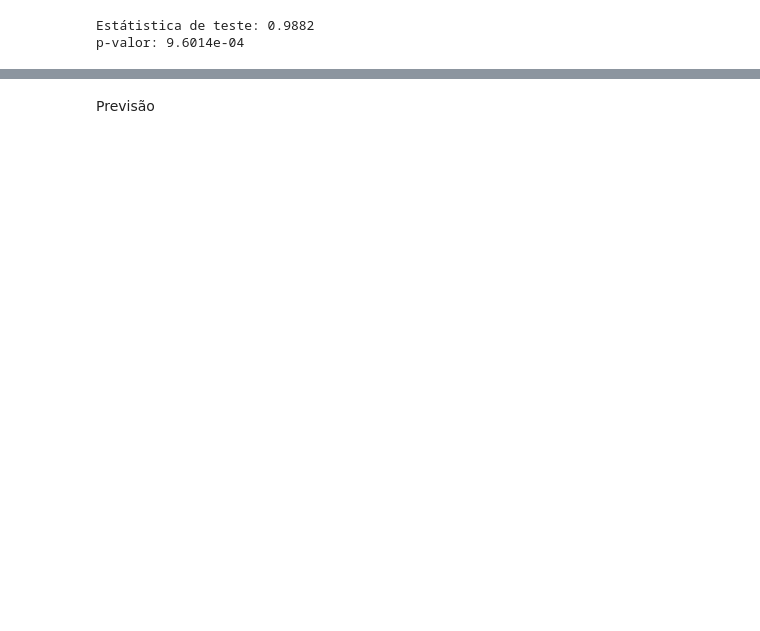
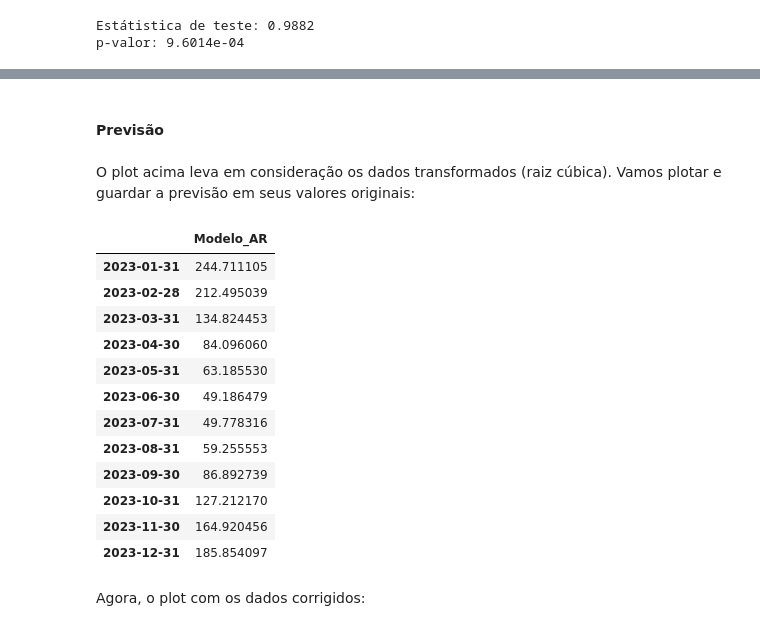
Before and after one commit to maria-raquel/series_temporais, a Jupyter notebook: ESSE.ipynb, the cells around one changed output, grey strips where cells are left out. Drawn from its saved outputs; the diff is of its cells as text; code cells hidden in the pictures; blank space fills up the shorter version.

Commit message:
Finalização do modelo AR

```diff
--- a/ESSE.ipynb
+++ b/ESSE.ipynb
@@ -452,8 +478,8 @@ fig.update_layout(title='Série histórica de chuvas mensais em São Paulo',
                     xaxis_title='Anos',
                     yaxis_title='Chuvas (mm)')
 fig.show()
-# %% [markdown]
-Previsão
+# %% [markdown]
+#### Previsão
 # %%
 resultado.fittedvalues
 previsao = resultado.forecast(steps=12)
@@ -472,3 +498,25 @@ fig.update_layout(title='Série histórica de chuvas mensais em São Paulo',
                     xaxis_title='Anos',
                     yaxis_title='Chuvas (mm)')
 fig.show()
+# %% [markdown]
+O plot acima leva em consideração os dados transformados (raiz cúbica). Vamos plotar e guardar a previsão em seus valores originais:
+# %%
+prev_escala = pd.DataFrame(previsao**3)
+prev_escala.columns = ['Modelo_AR']
+prev_escala
+# %% [output]
+|  | Modelo_AR |
+| 2023-01-31 | 244.711105 |
+| 2023-02-28 | 212.495039 |
+| 2023-03-31 | 134.824453 |
+| 2023-04-30 | 84.096060 |
+| 2023-05-31 | 63.185530 |
+| 2023-06-30 | 49.186479 |
+| 2023-07-31 | 49.778316 |
+| 2023-08-31 | 59.255553 |
+| 2023-09-30 | 86.892739 |
+| 2023-10-31 | 127.212170 |
+| 2023-11-30 | 164.920456 |
+| 2023-12-31 | 185.854097 |
+# %% [markdown]
+Agora, o plot com os dados corrigidos:
```
Also changed, not shown: parts of 26 cells of this notebook.
